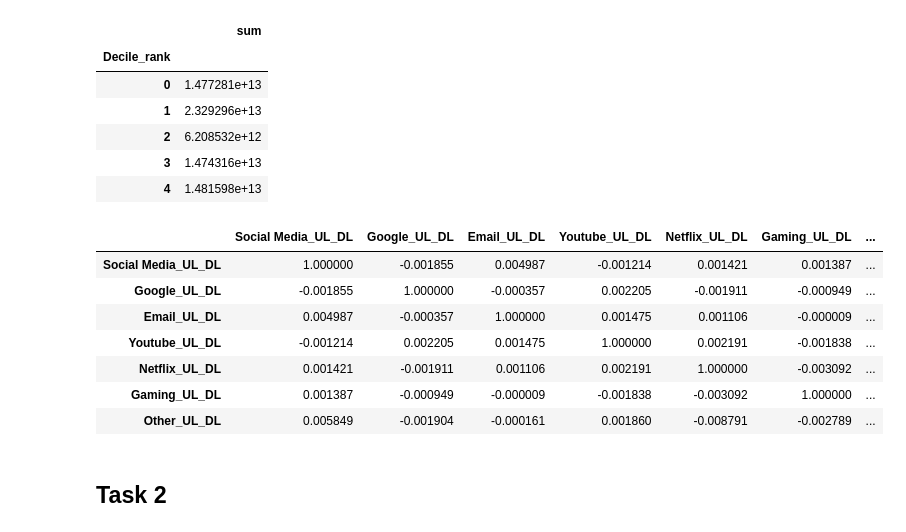
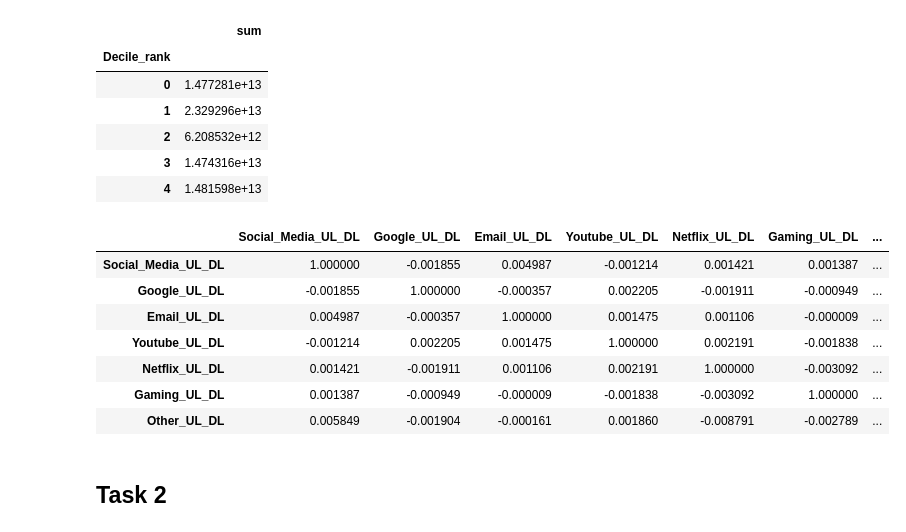
Before and after one commit to eyerus21/10Academy-week-1-challenge, a Jupyter notebook: notebooks/_.ipynb, the cells around one changed output. Drawn from its saved outputs; the diff is of its cells as text; code cells hidden in the pictures.

```diff
--- a/notebooks/_.ipynb
+++ b/notebooks/_.ipynb
@@ -504,7 +504,7 @@ def fix_missing_median(df, col):
     return df[col]
 df['Avg RTT_UL_DL']= fix_missing_median(df,'Avg RTT_UL_DL')
 df['TCP UL_DL Retrans. Vol (Bytes)']= fix_missing_median(df,'TCP UL_DL Retrans. Vol (Bytes)')
-df['Avg Bearer TP DL_UL (kbps)']= fix_missing_median(df,'Avg Bearer TP DL_UL (kbps)')
+df['Avg_ Bearer_TP DL_UL _(kbps)']= fix_missing_median(df,'Avg_ Bearer_TP DL_UL _(kbps)')
 # %%
 # fill missing with ffill method or bfill for features
 
@@ -520,8 +520,8 @@ def fix_missing_mean(df, col):
     return df[col]
 
 df['Total_UL_DL'] = fix_missing_mode(df, 'Total_UL_DL')
-df['Social Media_UL_DL'] = fix_missing_median(df, 'Social Media_UL_DL')
-df['Social Media_UL_DL'] = fix_missing_median(df, 'Social Media_UL_DL')
+df['Social_Media_UL_DL'] = fix_missing_median(df, 'Social_Media_UL_DL')
+df['Social_Media_UL_DL'] = fix_missing_median(df, 'Social_Media_UL_DL')
 # %%
 # which column(s) has missing values
 df.isna().sum().head(20)
@@ -726,13 +726,13 @@ df_total_UL_DL
 | 3 | 1.474316e+13 |
 | 4 | 1.481598e+13 |
 # %%
-correlation=['Social Media_UL_DL','Google_UL_DL','Email_UL_DL','Youtube_UL_DL','Netflix_UL_DL','Gaming_UL_DL','Other_UL_DL']
+correlation=['Social_Media_UL_DL','Google_UL_DL','Email_UL_DL','Youtube_UL_DL','Netflix_UL_DL','Gaming_UL_DL','Other_UL_DL']
 df_correlation=df[correlation]
 corr=df_correlation.corr()
 corr.style.background_gradient(cmap='coolwarm').set_properties(**{'font-size': '0pt'})
 # %% [output]
-|  | Social Media_UL_DL | Google_UL_DL | Email_UL_DL | Youtube_UL_DL | Netflix_UL_DL | Gaming_UL_DL | ... |
-| Social Media_UL_DL | 1.000000 | -0.001855 | 0.004987 | -0.001214 | 0.001421 | 0.001387 | ... |
+|  | Social_Media_UL_DL | Google_UL_DL | Email_UL_DL | Youtube_UL_DL | Netflix_UL_DL | Gaming_UL_DL | ... |
+| Social_Media_UL_DL | 1.000000 | -0.001855 | 0.004987 | -0.001214 | 0.001421 | 0.001387 | ... |
 | Google_UL_DL | -0.001855 | 1.000000 | -0.000357 | 0.002205 | -0.001911 | -0.000949 | ... |
 | Email_UL_DL | 0.004987 | -0.000357 | 1.000000 | 0.001475 | 0.001106 | -0.000009 | ... |
 | Youtube_UL_DL | -0.001214 | 0.002205 | 0.001475 | 1.000000 | 0.002191 | -0.001838 | ... |
```
Also changed, not shown: parts of 22 cells of this notebook, 1 other file.
